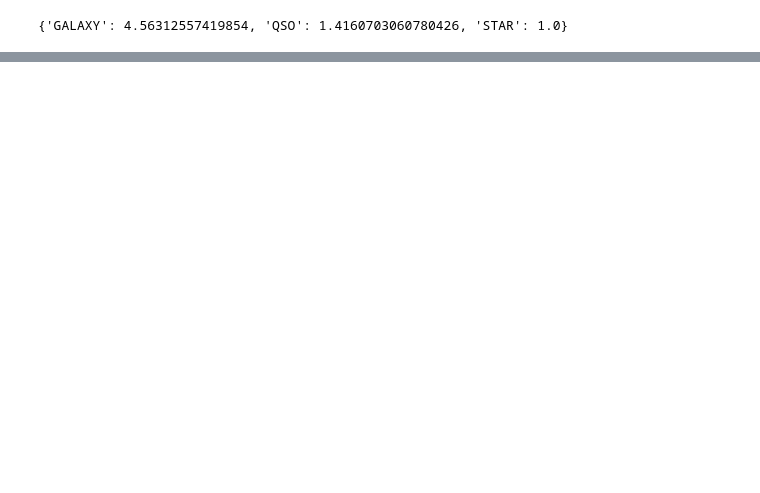
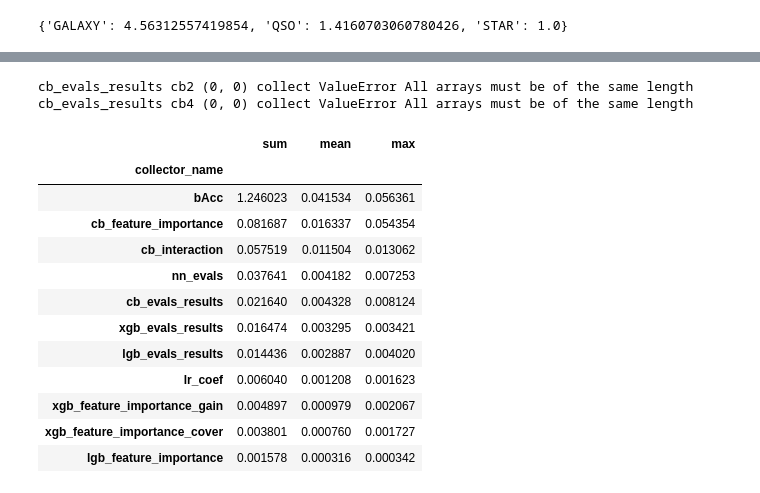
Before and after one commit to sunkusun9/ml-lab, a Jupyter notebook: examples/kaggle_s6e6/2. Second Phase.ipynb, the cells around one changed output, grey strips where cells are left out. Cells and saved outputs as stored; diff of their text form; code cells hidden in the pictures; blank space fills up the shorter version.

```diff
--- a/examples/kaggle_s6e6/2. Second Phase.ipynb
+++ b/examples/kaggle_s6e6/2. Second Phase.ipynb
@@ -589,0 +650,3 @@ No error nodes found
+# %%
+hist = collectors.hist
+pd.DataFrame(hist.get_hist()).groupby(['collector_name', 'status']).size().unstack(fill_value=0)
@@ -589,0 +667,23 @@ No error nodes found
+# %%
+for row in hist.get_hist(status='error'):
+    print(row['collector_name'], row['node_name'], (row['outer_idx'], row['inner_idx']),
+          row['info']['phase'], row['info']['type'], row['info']['message'])
+# %% [output]
+cb_evals_results cb2 (0, 0) collect ValueError All arrays must be of the same length
+cb_evals_results cb4 (0, 0) collect ValueError All arrays must be of the same length
+# %%
+pd.DataFrame(hist.get_hist()).groupby('collector_name')['elapsed'].agg(['sum', 'mean', 'max']).sort_values('sum', ascending=False)
+# %% [output]
+|  | sum | mean | max |
+| collector_name |  |  |  |
+| bAcc | 1.246023 | 0.041534 | 0.056361 |
+| cb_feature_importance | 0.081687 | 0.016337 | 0.054354 |
+| cb_interaction | 0.057519 | 0.011504 | 0.013062 |
+| nn_evals | 0.037641 | 0.004182 | 0.007253 |
+| cb_evals_results | 0.021640 | 0.004328 | 0.008124 |
+| xgb_evals_results | 0.016474 | 0.003295 | 0.003421 |
+| lgb_evals_results | 0.014436 | 0.002887 | 0.004020 |
+| lr_coef | 0.006040 | 0.001208 | 0.001623 |
+| xgb_feature_importance_gain | 0.004897 | 0.000979 | 0.002067 |
+| xgb_feature_importance_cover | 0.003801 | 0.000760 | 0.001727 |
+| lgb_feature_importance | 0.001578 | 0.000316 | 0.000342 |
```
Also changed, not shown: parts of 79 cells of this notebook.
